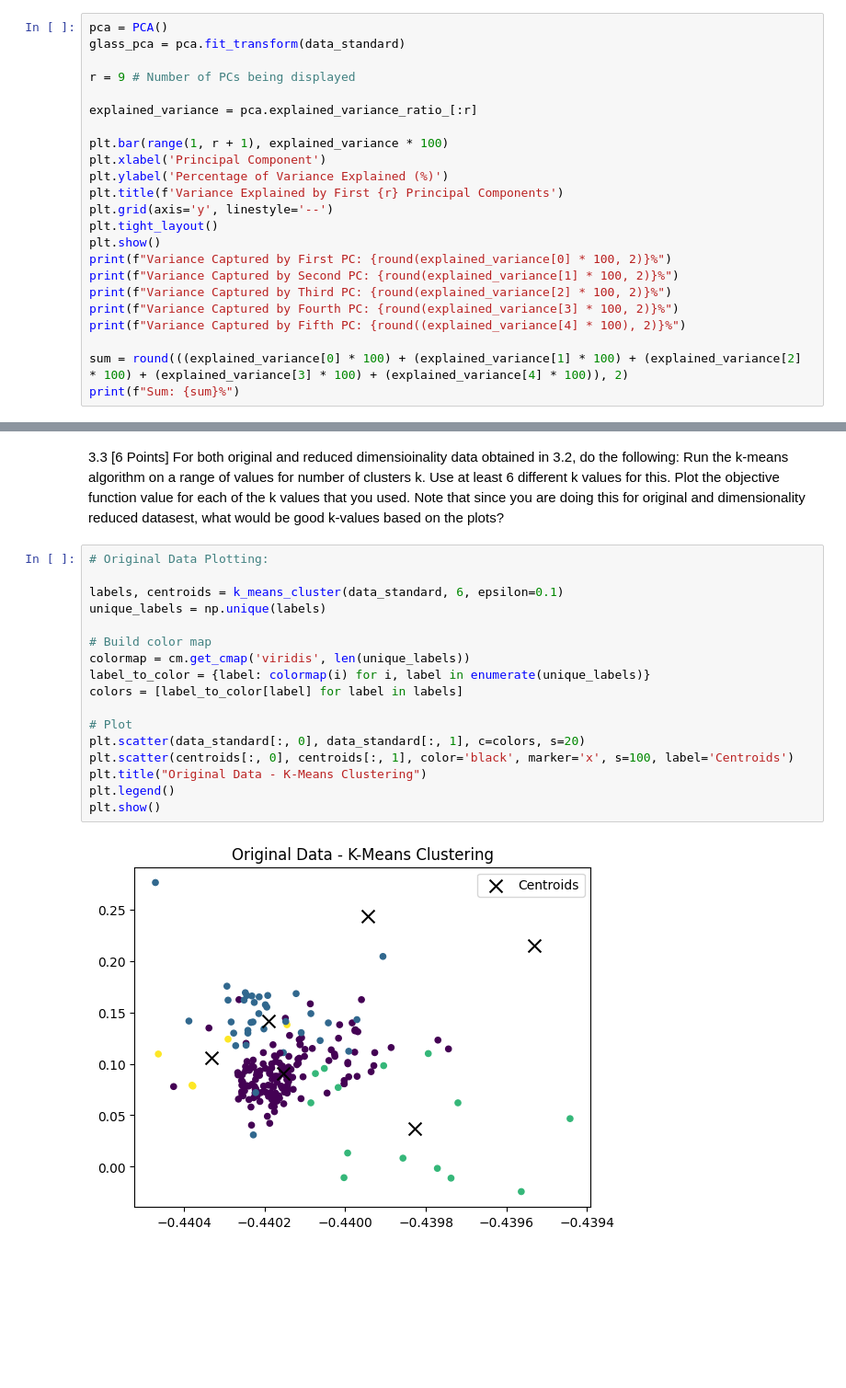
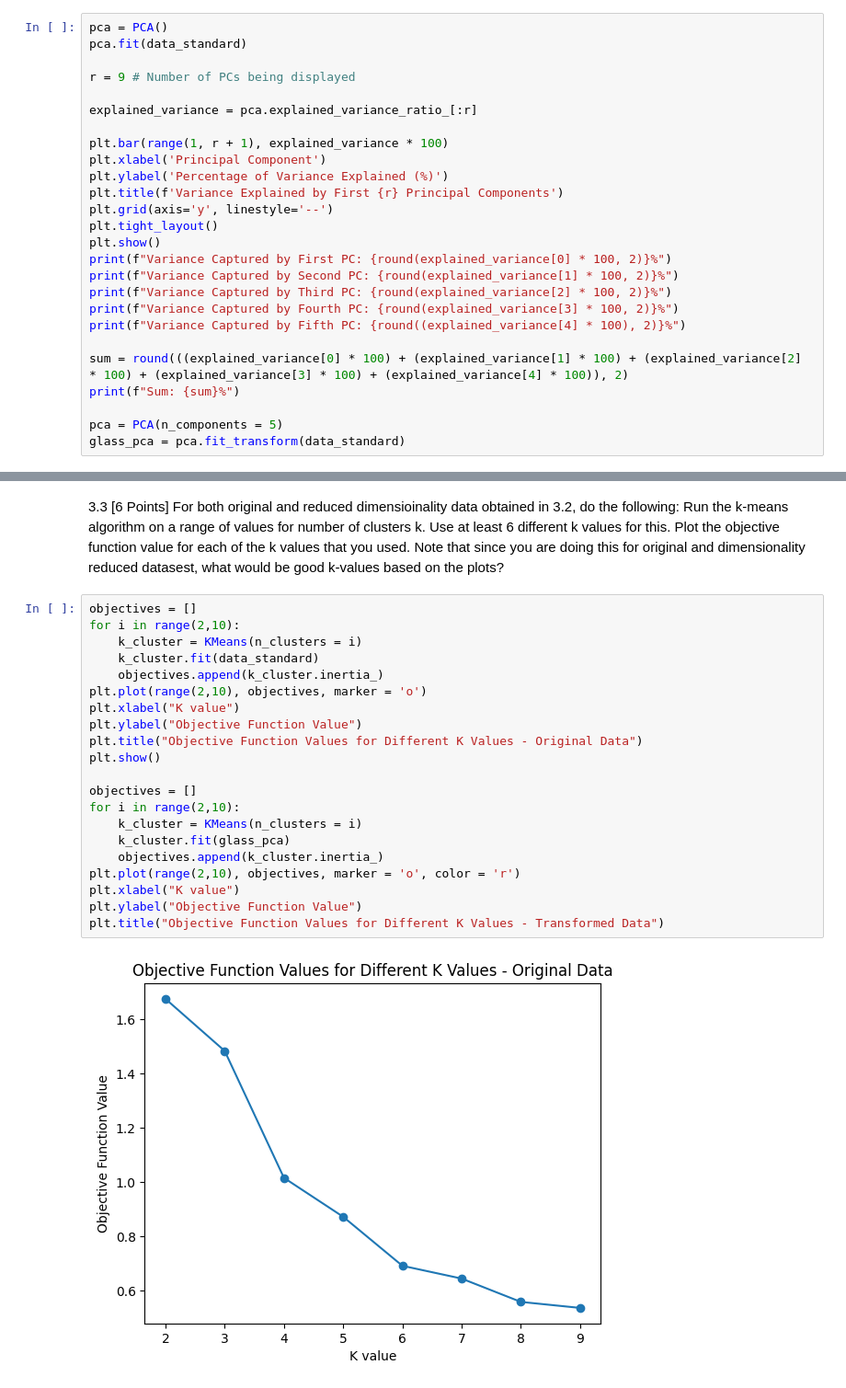
Before and after one commit to joshaney324/DataMiningProject3, a Jupyter notebook: Project3.ipynb, the cells around one changed output, grey strips where cells are left out. Shown: that part at 92% size. Cells and saved outputs as stored; diff of their text form; blank space fills up the shorter version.

```diff
--- a/Project3.ipynb
+++ b/Project3.ipynb
@@ -287,7 +288,7 @@ plt.show()
 3.2 [4 Points] Use the sklearn's PCA library without inputting the number of components to use. Then, create a plot where the x-axis is the number of principal components and the y-axis is the fraciton of the variance captured by the first r principal components. Based on this plot, choose a number of principal components to reduce the dimensionality of the data. Write down the fraction of the variance captured by the chosen set of principal components.
 # %%
 pca = PCA()
-glass_pca = pca.fit_transform(data_standard)
+pca.fit(data_standard)
 
 r = 9 # Number of PCs being displayed
 
@@ -308,6 +309,9 @@ print(f"Variance Captured by Fifth PC: {round((explained_variance[4] * 100), 2)}
 
 sum = round(((explained_variance[0] * 100) + (explained_variance[1] * 100) + (explained_variance[2] * 100) + (explained_variance[3] * 100) + (explained_variance[4] * 100)), 2)
 print(f"Sum: {sum}%")
+
+pca = PCA(n_components = 5)
+glass_pca = pca.fit_transform(data_standard)
 # %% [output]
 [figure]
 Variance Captured by First PC: 47.62%
@@ -323,21 +327,25 @@ Sum: 98.23
 # %% [markdown]
 3.3 [6 Points] For both original and reduced dimensioinality data obtained in 3.2, do the following: Run the k-means algorithm on a range of values for number of clusters k. Use at least 6 different k values for this. Plot the objective function value for each of the k values that you used. Note that since you are doing this for original and dimensionality reduced datasest, what would be good k-values based on the plots?
 # %%
-# Original Data Plotting:
+objectives = []
+for i in range(2,10):
+    k_cluster = KMeans(n_clusters = i)
+    k_cluster.fit(data_standard)
+    objectives.append(k_cluster.inertia_)
+plt.plot(range(2,10), objectives, marker = 'o')
+plt.xlabel("K value")
+plt.ylabel("Objective Function Value")
+plt.title("Objective Function Values for Different K Values - Original Data")
+plt.show()
 
-labels, centroids = k_means_cluster(data_standard, 6, epsilon=0.1)
-unique_labels = np.unique(labels)
-
-# Build color map
-colormap = cm.get_cmap('viridis', len(unique_labels))
-label_to_color = {label: colormap(i) for i, label in enumerate(unique_labels)}
-colors = [label_to_color[label] for label in labels]
-
-# Plot
-plt.scatter(data_standard[:, 0], data_standard[:, 1], c=colors, s=20)
-plt.scatter(centroids[:, 0], centroids[:, 1], color='black', marker='x', s=100, label='Centroids')
-plt.title("Original Data - K-Means Clustering")
-plt.legend()
-plt.show()
+objectives = []
+for i in range(2,10):
+    k_cluster = KMeans(n_clusters = i)
+    k_cluster.fit(glass_pca)
+    objectives.append(k_cluster.inertia_)
+plt.plot(range(2,10), objectives, marker = 'o', color = 'r')
+plt.xlabel("K value")
+plt.ylabel("Objective Function Value")
+plt.title("Objective Function Values for Different K Values - Transformed Data")
 # %% [output]
-[figure, old version]
+[figure, new version]
```
Also changed, not shown: parts of 7 cells of this notebook.
